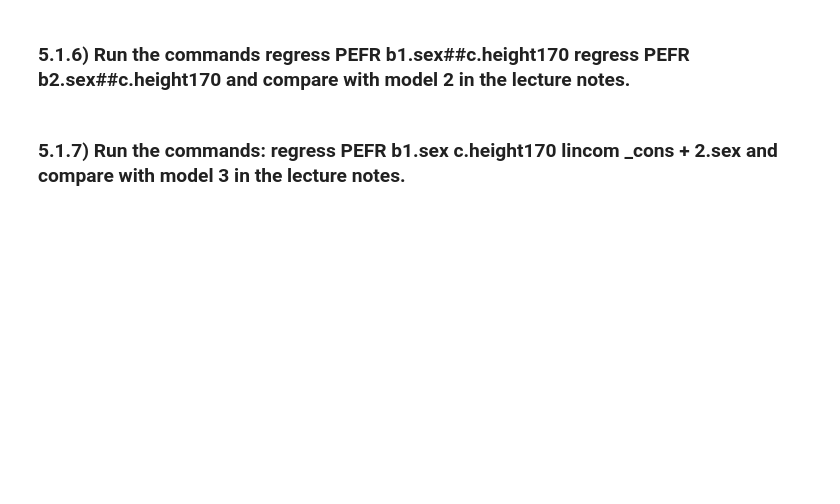
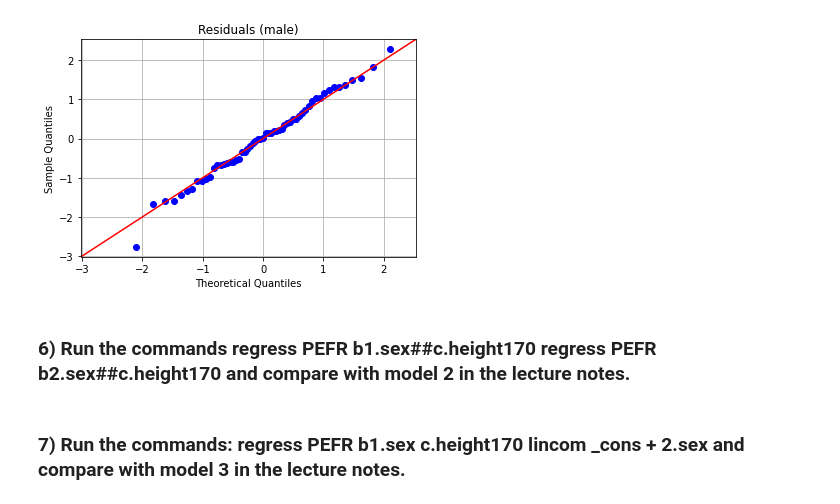
Before and after one commit to liavaldetaro/Biostatistics, a Jupyter notebook: day_5_exercise_1.ipynb, the cells around one changed output. Cells and saved outputs as stored; diff of their text form; code cells hidden in the pictures; blank space fills up the shorter version.

```diff
--- a/day_5_exercise_1.ipynb
+++ b/day_5_exercise_1.ipynb
@@ -78,4 +220,13 @@ Is the slope statistically significant different from zero?
+# %%
+## QQ-plot of the residuals
+plt.rcParams.update({'font.size': 10})
+sm.qqplot(Residuals_male_170, fit=True, line='45')
+plt.title('Residuals (male)')
+plt.grid()
+plt.show()
+# %% [output]
+[figure, added]
 # %% [markdown]
-### 5.1.6) Run the commands regress PEFR b1.sex##c.height170 regress PEFR b2.sex##c.height170 and compare with model 2 in the lecture notes.
+### 6) Run the commands regress PEFR b1.sex##c.height170 regress PEFR b2.sex##c.height170 and compare with model 2 in the lecture notes.
 # %% [markdown]
-### 5.1.7) Run the commands: regress PEFR b1.sex c.height170 lincom _cons + 2.sex and compare with model 3 in the lecture notes.
+### 7) Run the commands: regress PEFR b1.sex c.height170 lincom _cons + 2.sex and compare with model 3 in the lecture notes.
```
Also changed, not shown: parts of 16 cells of this notebook, 3 other files.
